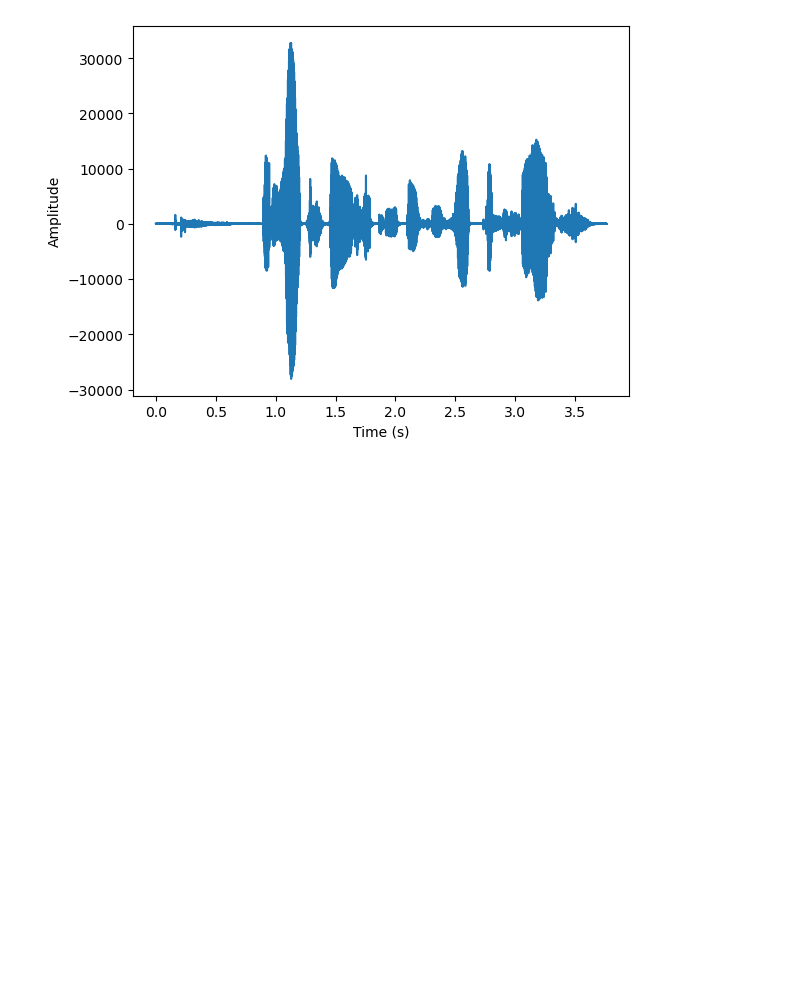
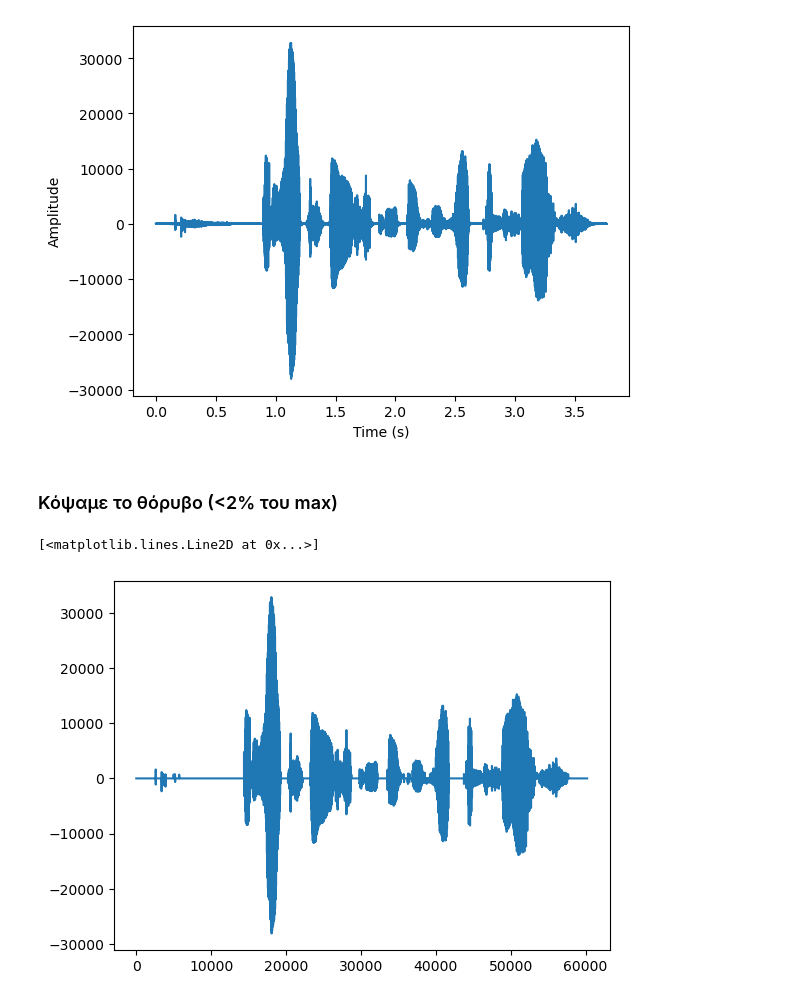
Before and after one commit to ElGreKost/DSP-Lab-Suite, a Jupyter notebook: Digital-Signal-Processing/dsp_project1/dsp_lab1_code.ipynb, the cells around one changed output. Drawn from its saved outputs; the diff is of its cells as text; code cells hidden in the pictures; blank space fills up the shorter version.

```diff
--- a/Digital-Signal-Processing/dsp_project1/dsp_lab1_code.ipynb
+++ b/Digital-Signal-Processing/dsp_project1/dsp_lab1_code.ipynb
@@ -460,3 +436,16 @@ wav_file.close()
 # %% [output]
 16000
 [figure]
+# %% [markdown]
+### Κόψαμε το θόρυβο (<2% του max)
+# %%
+sig_max = max(signal)
+_signal = np.copy(signal)
+for i in range(len(signal)):
+    if np.abs(_signal[i]) < sig_max*0.02:
+        _signal[i] = 0
+# %%
+plt.plot(_signal)
+# %% [output]
+[<matplotlib.lines.Line2D at 0x...>]
+[figure, added]
```
Also changed, not shown: parts of 21 cells of this notebook.
